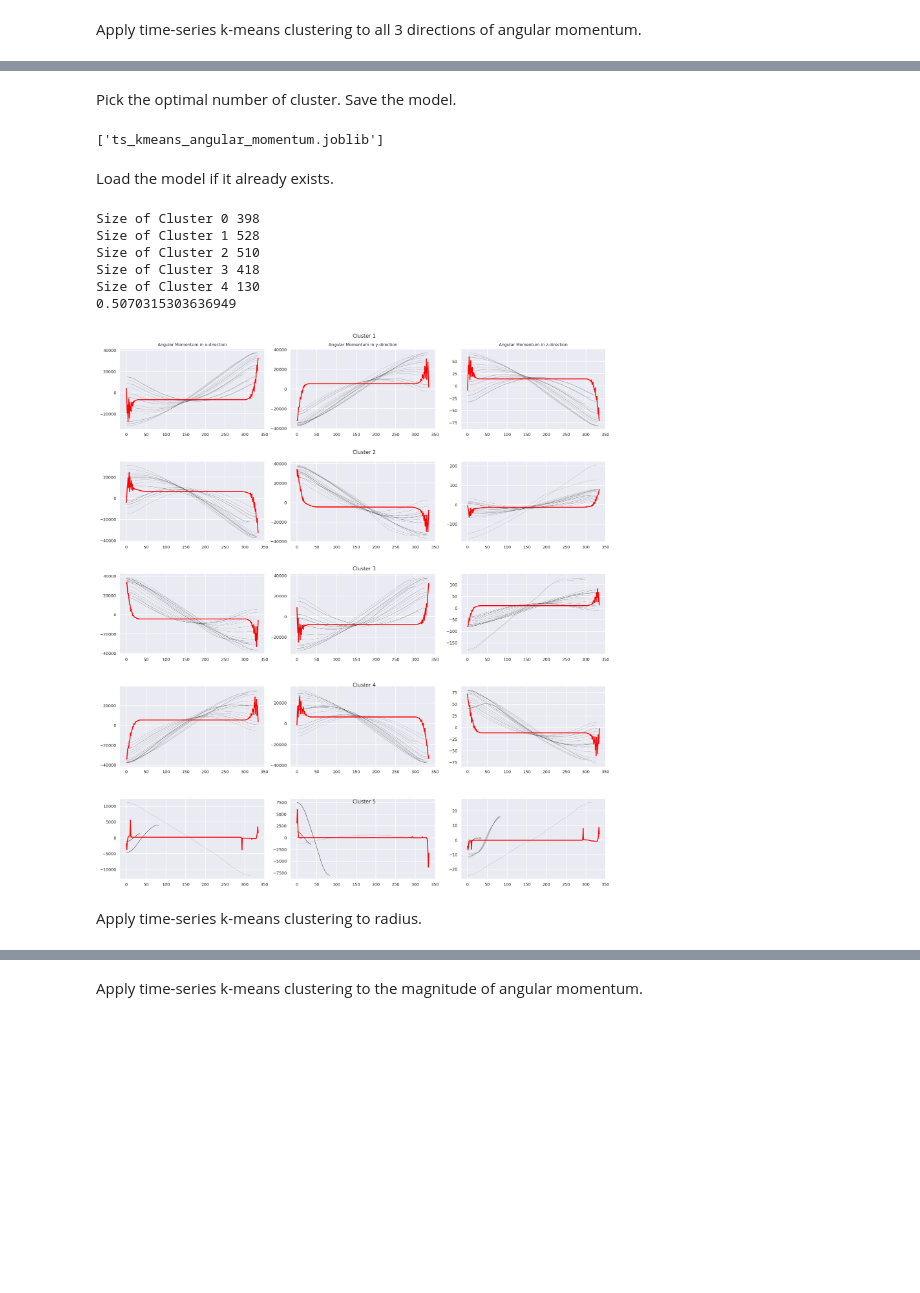
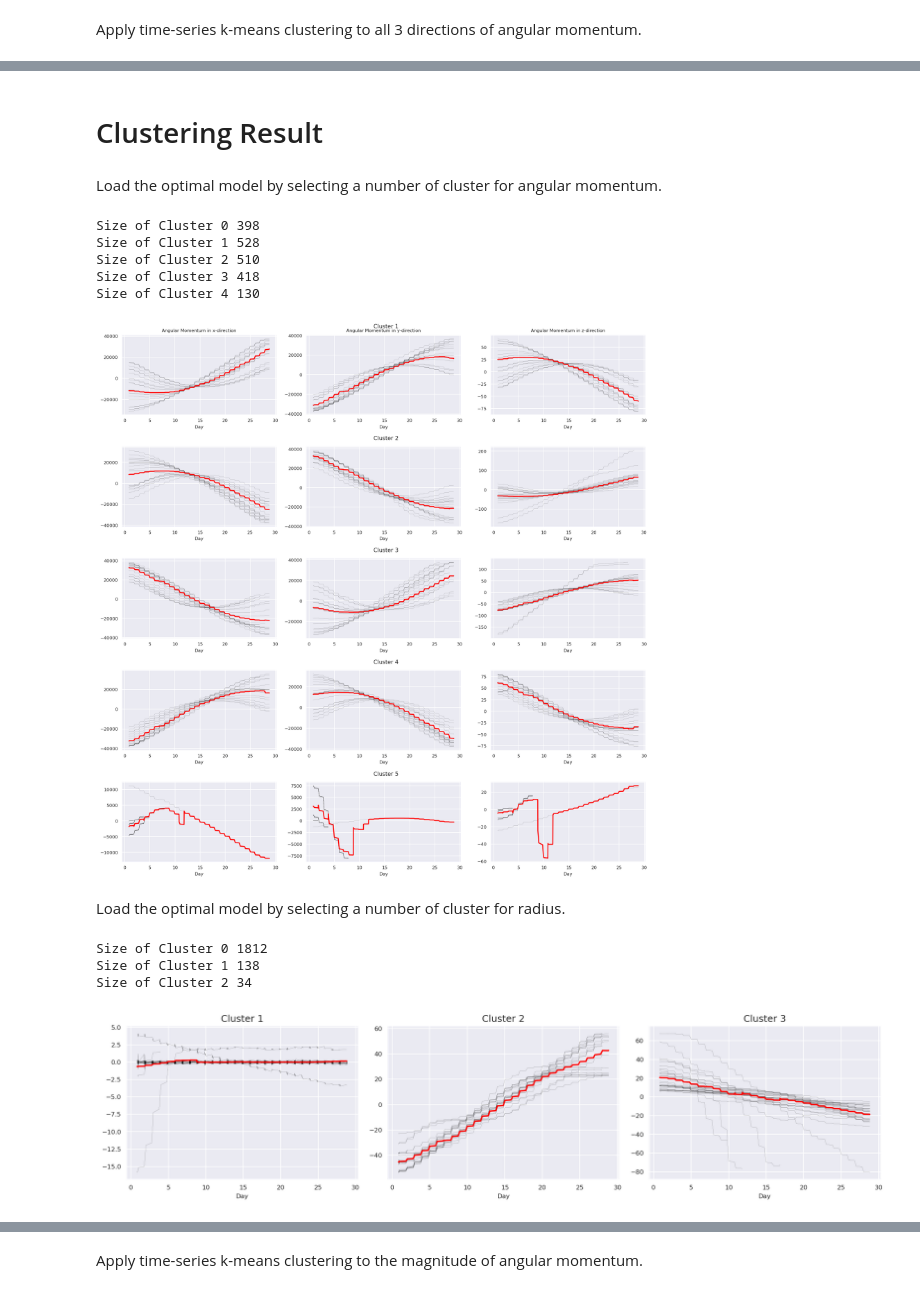
Before and after one commit to tphanmt/StarlinkML, a Jupyter notebook: ts_cluster.ipynb, the cells around one changed output, grey strips where cells are left out. Saved outputs shown, nothing was run; the diff lists cells and outputs as text; code cells hidden in the pictures; blank space fills up the shorter version.

```diff
--- a/ts_cluster.ipynb
+++ b/ts_cluster.ipynb
@@ -323,0 +252,8 @@ Elapsed time: 1415.8976249694824
+# %%
+%matplotlib inline
+
+with ProcessPoolExecutor(max_workers=3) as outer_pool:
+    multiprocessing_data = [normed_angular_momentum, normed_radius, normed_angular_momentum_mag]
+    data_name = ["angular_momentum", "radius", "angular_momentum_magnitude"]
+    num_cluster = 10
+    outer_pool.map(ts_kmeans_elbow, multiprocessing_data, itertools.repeat(num_cluster, 3), data_name)
@@ -323,0 +287,2 @@ Elapsed time: 1415.8976249694824
+# %% [markdown]
+# Clustering Result
@@ -324,32 +363,46 @@ Elapsed time: 1415.8976249694824
+# %% [markdown]
+Load the optimal model by selecting a number of cluster for angular momentum.
+# %%
+%matplotlib inline
+
+optimal_cluster = 5
+ts_kmeans_angular_momentum = joblib.load('ts_kmeans_angular_momentum.joblib')[optimal_cluster-2]
+optimal_cluster_AM, cluster_labels_AM, cluster_centers_AM = load_ts_kmeans_model(ts_kmeans_angular_momentum, normed_angular_momentum)
+
+plt.figure(figsize=(14, 14), dpi=150)
+with plt.style.context("seaborn"):
+    ts_cluster_plot(satellite_time,
+                    normed_angular_momentum,
+                    optimal_cluster_AM,
+                    cluster_labels_AM,
+                    cluster_centers_AM,
+                    3)
+# %% [output]
+Size of Cluster 0 398
+Size of Cluster 1 528
+Size of Cluster 2 510
+Size of Cluster 3 418
+Size of Cluster 4 130
+[figure, added]
 # %% [markdown]
-Pick the optimal number of cluster. Save the model.
+Load the optimal model by selecting a number of cluster for radius.
-# %%
-optimal_cluster = 5
-joblib.dump(ts_kmeans_list[optimal_cluster-2], 'ts_kmeans_angular_momentum.joblib')
-# %% [output]
-['ts_kmeans_angular_momentum.joblib']
-# %% [markdown]
-Load the model if it already exists.
 # %%
 %matplotlib inline
 
-ts_kmeans_angular_momentum = joblib.load('ts_kmeans_angular_momentum.joblib')
-optimal_cluster_AM, cluster_labels_AM, cluster_centers_AM = load_ts_kmeans_model(ts_kmeans_angular_momentum, normed_angular_momentum)
+optimal_cluster = 3
+ts_kmeans_radius = joblib.load('ts_kmeans_radius.joblib')[optimal_cluster-2]
+optimal_cluster_R, cluster_labels_R, cluster_centers_R = load_ts_kmeans_model(ts_kmeans_radius, normed_radius)
 
-plt.figure(figsize=(14, 15), dpi=150)
+plt.figure(figsize=(14, 7), dpi=150)
 with plt.style.context("seaborn"):
-    ts_cluster_plot(normed_angular_momentum,
-                    optimal_cluster_AM,
-                    cluster_labels_AM,
-                    cluster_centers_AM,
-                    3)
+    ts_cluster_plot(satellite_time,
+                    normed_radius,
+                    optimal_cluster_R,
+                    cluster_labels_R,
+                    cluster_centers_R,
+                    1)
 # %% [output]
-Size of Cluster 0 398
-Size of Cluster 1 528
-Size of Cluster 2 510
-Size of Cluster 3 418
-Size of Cluster 4 130
-0.5070315303636949
+Size of Cluster 0 1812
+Size of Cluster 1 138
+Size of Cluster 2 34
-[figure, old version]
+[figure, new version]
-# %% [markdown]
-Apply time-series k-means clustering to radius.
```
Also changed, not shown: parts of 24 cells of this notebook.
